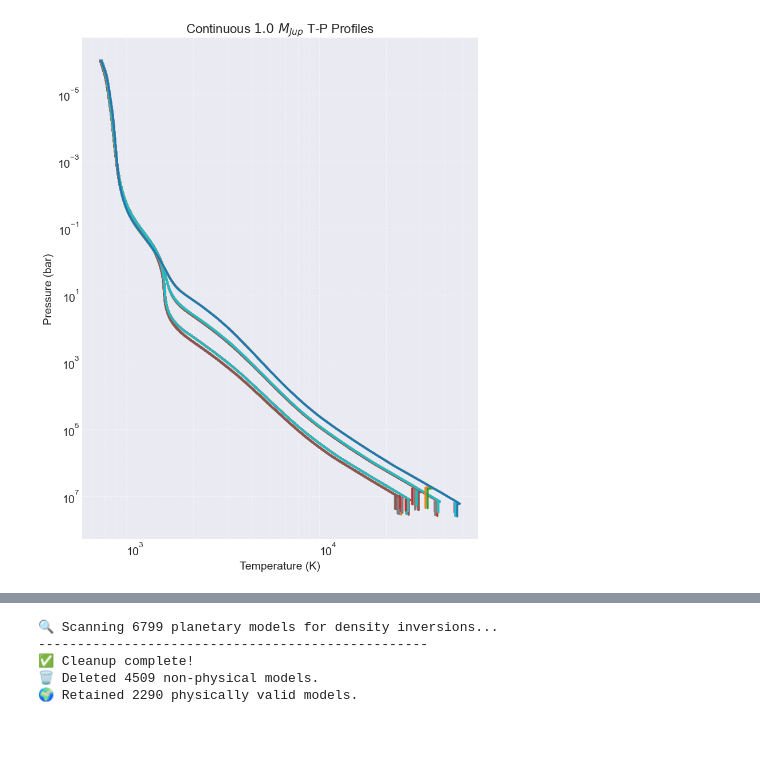
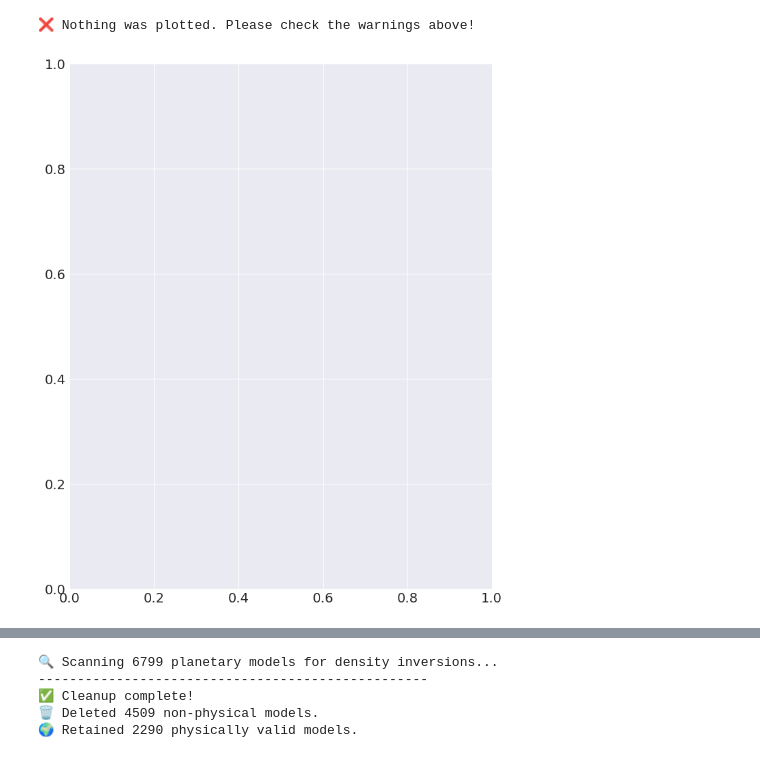
Before and after one commit to ChristianSWilkinson/exoweave, a Jupyter notebook: notebooks/test_grid.ipynb, the cells around one changed output, grey strips where cells are left out. Cells and saved outputs as stored; diff of their text form; code cells hidden in the pictures.

```diff
--- a/notebooks/test_grid.ipynb
+++ b/notebooks/test_grid.ipynb
@@ -30,7 +30,7 @@ if not pkl_files:
     print("❌ No .pkl files found in that directory!")
 else:
     # Grab the first file for inspection
-    sample_file = pkl_files[0]
+    sample_file = pkl_files[10]
     print(f"📂 Opening file: {sample_file}\n" + "="*50)
 
     with open(sample_file, 'rb') as f:
@@ -51,8 +51,5 @@ else:
             print(f"📁 KEYS IN NESTED DICTIONARY '{key}':")
             # Print the first few keys so it doesn't flood the output
             keys = list(value.keys())
-            if len(keys) > 15:
-                print(keys[:15], "... [truncated]\n")
-            else:
-                print(keys, "\n")
+            print(keys, "\n")
 # %% [output]
@@ -231,5 +233,18 @@ display(family_matches[['model_id', 'status', 'T_int_true_K', 'R_total_m']])
 # %%
 fig, ax = plt.subplots(figsize=(8, 10))
+
+target_mass = 1
+target_met = 0.0
+target_Tint = 50
+target_Tirr = 100
+
+family_matches = catalog[
+    (catalog['qc_status'].isin(['VALID'])) &
+    (np.isclose(catalog['target_mass_Mjup'], target_mass, atol=0.5)) &
+    (np.isclose(catalog['metallicity'], target_met, atol=2)) &
+    (np.isclose(catalog['T_int_true_K'], target_Tint, atol=50)) &
+    (np.isclose(catalog['T_irr_K'], target_Tirr, atol=50))
+].copy()
 
 # Open the HDF5 binary store in read-only mode
 with h5py.File(DATA_PATH, "r") as h5f:
@@ -267,31 +282,32 @@ with h5py.File(DATA_PATH, "r") as h5f:
         # 4. Extract the arrays using the auto-detected folder and column names
         pressure = model_grp[f"{prof_name}/{p_keys[0]}"][:]
         temperature = model_grp[f"{prof_name}/{t_keys[0]}"][:]
 
         # Auto-convert Pressure to Bar if it was saved in Pascals (values > 10,000)
         if pressure.max() > 1e4:
             pressure = pressure / 1e5
 
         # Plot them!
         ax.plot(temperature, pressure, lw=2.5, label=f"$T_{{int}}$ = {t_int:.0f} K")
         plotted_any = True
 
 if plotted_any:
     ax.set_yscale('log')
     ax.invert_yaxis()
     ax.set_xlabel("Temperature (K)", fontsize=14)
     ax.set_ylabel("Pressure (bar)", fontsize=14)
     ax.set_title(r"Continuous $1.0\ M_{Jup}$ T-P Profiles", fontsize=16)
     ax.set_xscale('log')
 
     # Only show legend if there aren't too many lines
     if len(family_matches) <= 15:
         ax.legend(loc="upper right")
 
     plt.grid(True, which="both", ls="--", alpha=0.4)
     plt.tight_layout()
     plt.show()
 else:
     print("\n❌ Nothing was plotted. Please check the warnings above!")
 # %% [output]
+❌ Nothing was plotted. Please check the warnings above!
-[figure, old version]
+[figure, new version]
```
Also changed, not shown: parts of 17 cells of this notebook, 14 other files.
